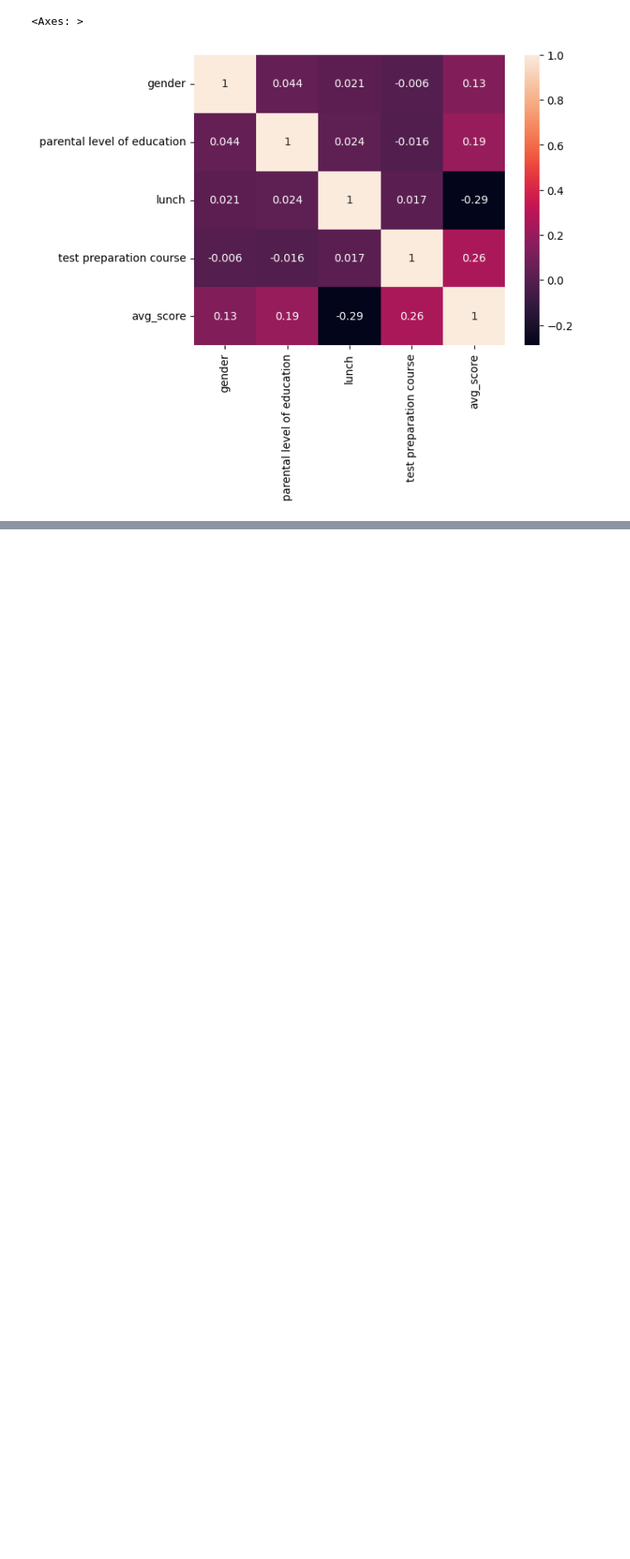
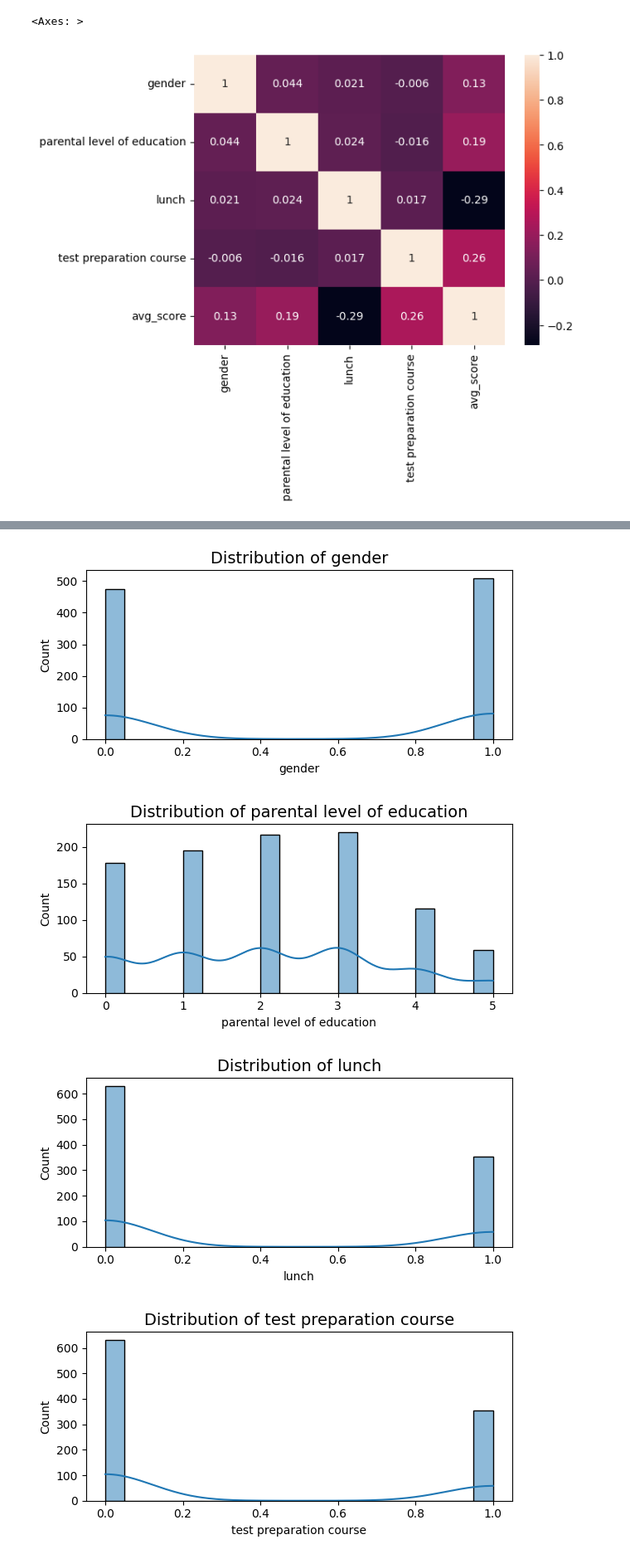
Before and after one commit to thenileshmishra/machine_learning, a Jupyter notebook: LinearRegression/FeatureEngineering.ipynb, the cells around one changed output, grey strips where cells are left out. Shown at 83% size. Drawn from its saved outputs; the diff is of its cells as text; code cells hidden in the pictures; blank space fills up the shorter version.

```diff
--- a/LinearRegression/FeatureEngineering.ipynb
+++ b/LinearRegression/FeatureEngineering.ipynb
@@ -149,0 +173,2 @@ sns.heatmap(X.select_dtypes(include=['int64', 'float64']).corr(), annot=True)
+# %%
+X.drop_duplicates(inplace=True)
@@ -149,0 +179,2 @@ sns.heatmap(X.select_dtypes(include=['int64', 'float64']).corr(), annot=True)
+# %%
+X = X.dropna()
@@ -149,0 +185,14 @@ sns.heatmap(X.select_dtypes(include=['int64', 'float64']).corr(), annot=True)
+# %%
+for col in X.select_dtypes(include=['int64', 'float64']).columns:
+    plt.figure(figsize=(6, 3))  # individual figure size
+    sns.histplot(X[col], kde=True, bins=20)
+    plt.title(f"Distribution of {col}", fontsize=14)
+    plt.xlabel(col)
+    plt.ylabel("Count")
+    plt.tight_layout()
+    plt.show()
+# %% [output]
+[figure, added]
+[figure, added]
+[figure, added]
+[figure, added]
```
Also changed, not shown: parts of 7 cells of this notebook, 3 other files.
